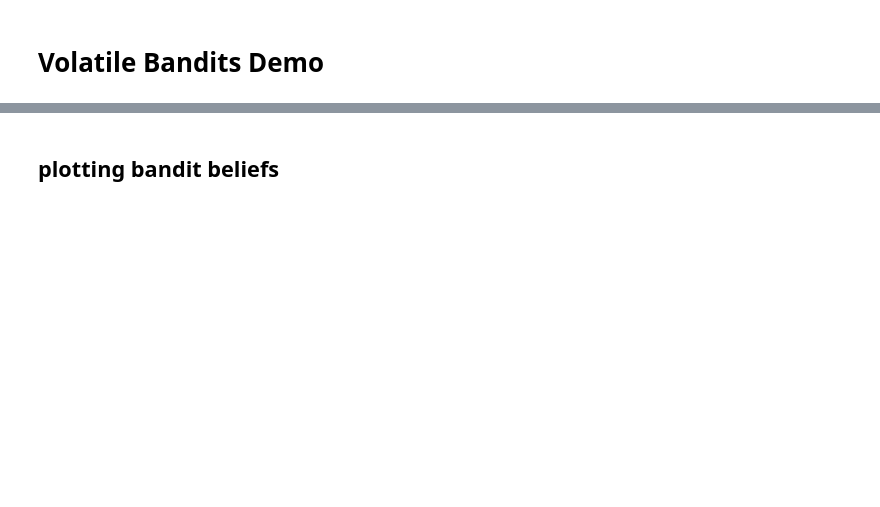
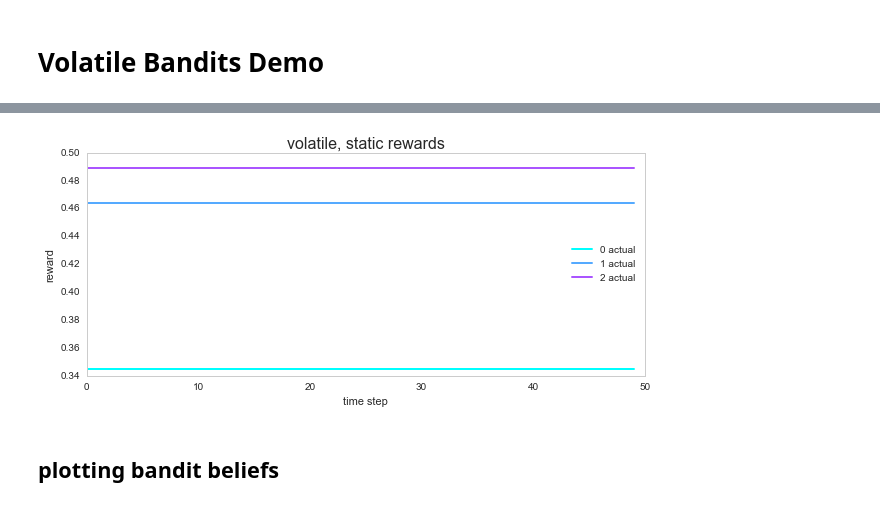
Before and after one commit to DistrictDataLabs/content-optimization, a Jupyter notebook: bandits_volatile_updating.ipynb, the cells around one changed output, grey strips where cells are left out. Drawn from its saved outputs; the diff is of its cells as text; code cells hidden in the pictures; blank space fills up the shorter version.

```diff
--- a/bandits_volatile_updating.ipynb
+++ b/bandits_volatile_updating.ipynb
@@ -344,2 +20,86 @@ plot_volatile_static_data(res)
+# %%
+# data like {0:[(t1,v1),(t2,v2),...], 1:[(t1,v1),(t2,v2), ...], ...}
+# defaultdict(list(tuples))
+def plot_volatile_static_data(data, active, ax=None,
+                            title='volatile, static rewards',
+                             colormap=plt.cm.cool):
+    if not ax:
+        fig, ax = plt.subplots(figsize=(10,4))
+    ax.set_title(title, fontsize=16)
+    ax.set_xlabel('time step')
+    ax.set_ylabel('reward')
+    ax.grid('off')
+    ax.set_axis_bgcolor('white')
+
+    k = len(data.keys())
+    i = 0
+    for arm_id, time_val_dict in data.items():
+        if colormap:
+            color = colormap(float(i)/k)
+        else:
+            color = 'k'
+        xytups = sorted(time_val_dict.items())
+        #print(arm_id)
+        #print([e[0] for e in xytups])
+        xs, ys = zip(*xytups)
+        ax.plot(xs, ys, linewidth=2, c=color,  label=str(i)+' actual')
+        i += 1
+    ax.legend(loc='best')
+    #sb.set_style("white")
+
+def gen_volatile_static_data(k = 10, T = 300, p = 0.01):
+    data = defaultdict()
+    active = defaultdict(set)
+    n = 0
+    for arm_id in range(k):
+        data[arm_id] = defaultdict(float)
+        data[arm_id][0] = np.random.rand()
+        active[0].add(arm_id)
+        n += 1
+    for t in range(1,T):
+        next_active = set([])
+        for i in active[t-1]:
+            data[i][t] = data[i][t-1]
+            if random() > p: # stay alive
+                next_active.add(i)
+            else:
+                data[n] = defaultdict(float)
+                data[n][t] = np.random.rand()
+                next_active.add(n)
+                n += 1
+        active[t] = next_active
+    return data, active
+
+def gen_volatile_beta_data(k = 10, T = 300, p = 0.01, a = 1, b = 10):
+    data = defaultdict()
+    active = defaultdict(set)
+    n = 0
+    for arm_id in range(k):
+        data[arm_id] = defaultdict(float)
+        data[arm_id][0] = np.random.beta(a, b)# stats.beta.rvs(a,b,1)
+        active[0].add(arm_id)
+        n += 1
+    for t in range(1,T):
+        next_active = set([])
+        for i in active[t-1]:
+            data[i][t] = data[i][t-1]
+            if random() > p: # stay alive
+                next_active.add(i)
+            else:
+                data[n] = defaultdict(float)
+                data[n][t] = np.random.beta(a, b) #stats.beta.rvs(a,b,1)
+                next_active.add(n)
+                n += 1
+        active[t] = next_active
+    return data, active
+
+k, T = 3, 50
+#data, active = gen_volatile_static_data(k, T)
+data, active = gen_volatile_beta_data(k, T, a=5,b=5)
+#print(data)#, active)
+#print(active)
+plot_volatile_static_data(data, active)
+# %% [output]
+[figure, added]
 # %% [markdown]
 ## plotting bandit beliefs
```
Also changed, not shown: parts of 14 cells of this notebook, 3 other files.
